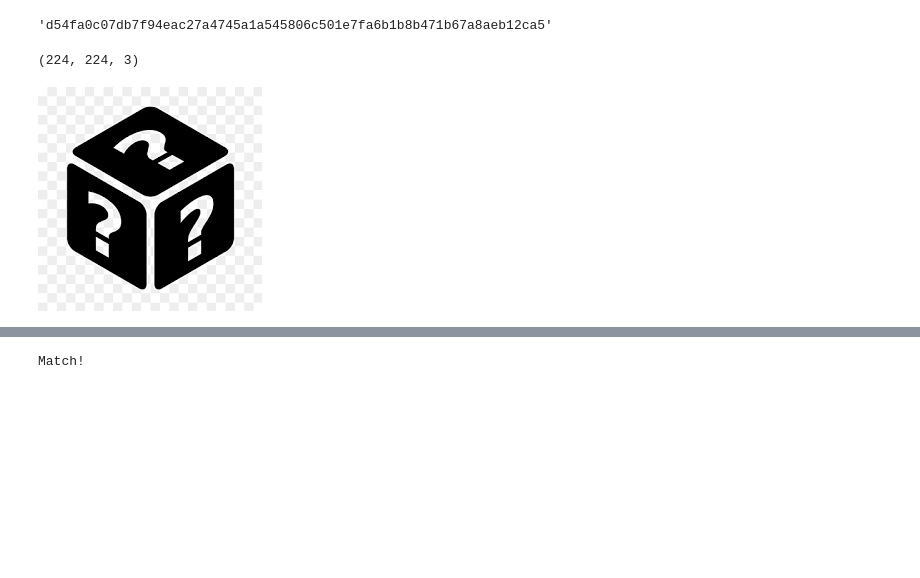
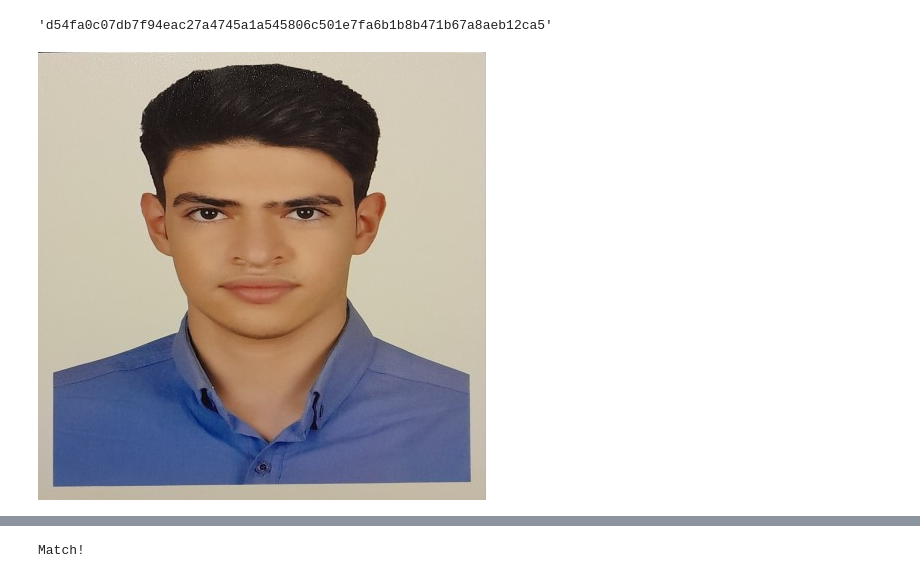
Before and after one commit to xmojtabw/Semester-6, a Jupyter notebook: CS/HW/1/practical/answers/Q4/4.ipynb, the cells around one changed output, grey strips where cells are left out. Drawn from its saved outputs; the diff is of its cells as text; code cells hidden in the pictures; blank space fills up the shorter version.

```diff
--- a/CS/HW/1/practical/answers/Q4/4.ipynb
+++ b/CS/HW/1/practical/answers/Q4/4.ipynb
@@ -14,12 +14,7 @@ sha256_hash
 key =  bytes.fromhex(sha256_hash[:int(128/4)])
 iv =  bytes.fromhex(sha256_hash[int(128/4):])
 # %%
-img = Image.open("image.png").convert("RGB")
-pixels = np.array(img)
-original_shape = pixels.shape
-data = pixels.tobytes()
-print(original_shape)
+img = Image.open("image.png")
 img
 # %% [output]
-(224, 224, 3)
-[figure, old version]
+[figure, new version]
```
Also changed, not shown: parts of 9 cells of this notebook, 34 other files.
